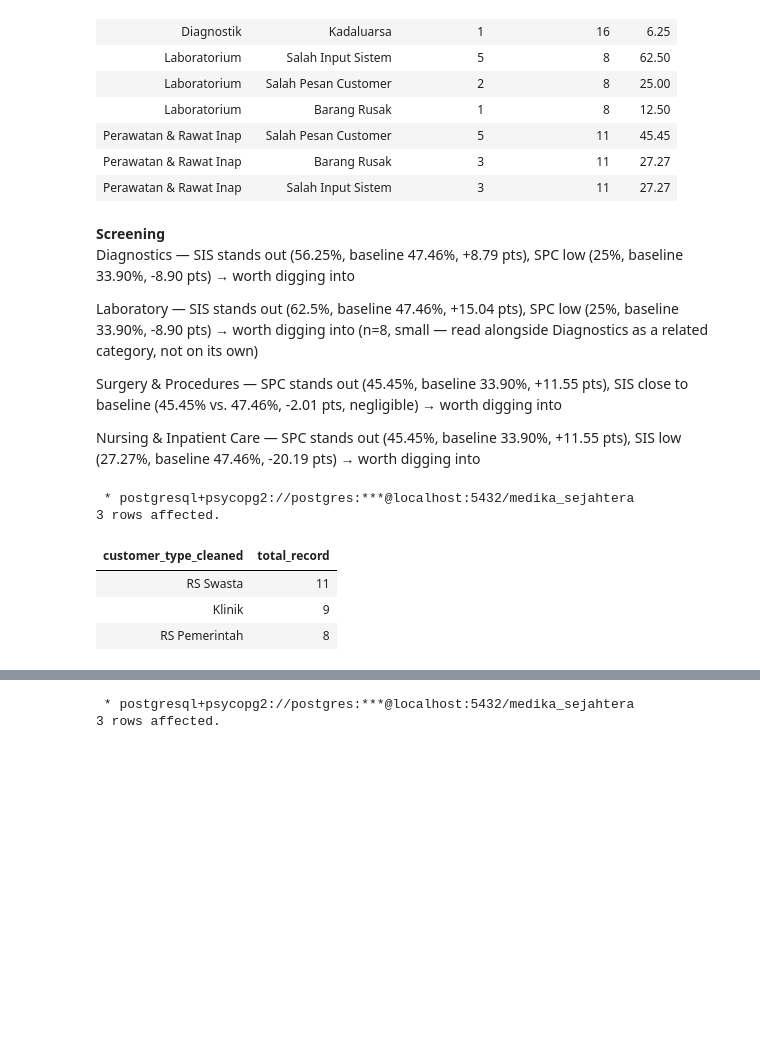
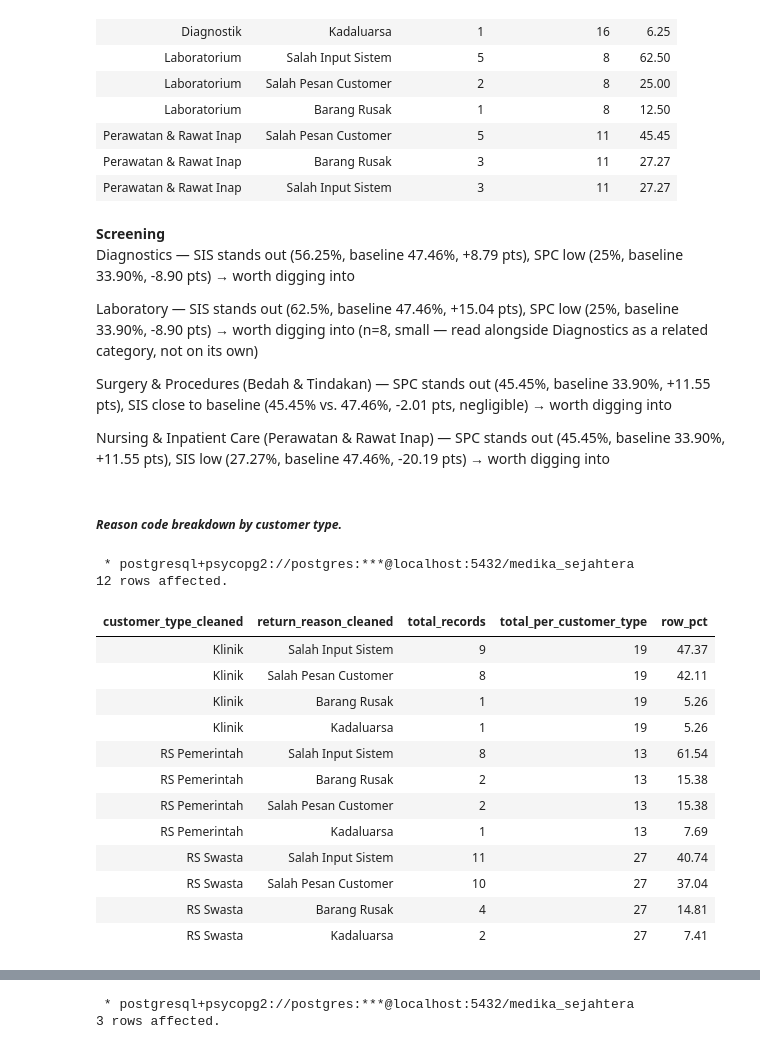
Before and after one commit to Rpfitrah/return-analysis-medika-sejahtera, a Jupyter notebook: Notebook/EDA.ipynb, the cells around one changed output, grey strips where cells are left out. Saved outputs shown, nothing was run; the diff lists cells and outputs as text; code cells hidden in the pictures; blank space fills up the shorter version.

Commit message:
return reason x customer type

```diff
--- a/Notebook/EDA.ipynb
+++ b/Notebook/EDA.ipynb
@@ -366,27 +366,51 @@ Diagnostics — SIS stands out (56.25%, baseline 47.46%, +8.79 pts), SPC low (25
 
 Laboratory — SIS stands out (62.5%, baseline 47.46%, +15.04 pts), SPC low (25%, baseline 33.90%, -8.90 pts) → worth digging into (n=8, small — read alongside Diagnostics as a related category, not on its own)
 
-Surgery & Procedures — SPC stands out (45.45%, baseline 33.90%, +11.55 pts), SIS close to baseline (45.45% vs. 47.46%, -2.01 pts, negligible) → worth digging into
+Surgery & Procedures (Bedah & Tindakan) — SPC stands out (45.45%, baseline 33.90%, +11.55 pts), SIS close to baseline (45.45% vs. 47.46%, -2.01 pts, negligible) → worth digging into
 
-Nursing & Inpatient Care — SPC stands out (45.45%, baseline 33.90%, +11.55 pts), SIS low (27.27%, baseline 47.46%, -20.19 pts) → worth digging into
+Nursing & Inpatient Care (Perawatan & Rawat Inap) — SPC stands out (45.45%, baseline 33.90%, +11.55 pts), SIS low (27.27%, baseline 47.46%, -20.19 pts) → worth digging into
+# %% [markdown]
+##### *Reason code breakdown by customer type.*
 # %%
 %%sql
 
+WITH customer_type_count AS (
+    SELECT
+            customer_type_cleaned,
+            return_reason_cleaned,
+            COUNT (*) AS total_records
+        FROM
+            return_cleaned
+        GROUP BY
+            customer_type_cleaned,
+            return_reason_cleaned
+
+)
+
 SELECT
     customer_type_cleaned,
-    COUNT (*) AS total_record
+    return_reason_cleaned,
+    total_records,
+    SUM(total_records) OVER (PARTITION BY customer_type_cleaned) AS total_per_customer_type,
+    ROUND (total_records * 100.0 / SUM(total_records) OVER (PARTITION BY customer_type_cleaned),2) AS row_pct
 FROM
-    return_cleaned
-WHERE
-    return_reason_cleaned = 'Salah Input Sistem'
-GROUP BY
-   customer_type_cleaned
+    customer_type_count
 ORDER BY
-    total_record DESC
+    customer_type_cleaned,
+    total_records DESC
 # %% [output]
  * postgresql+psycopg2://postgres:***@localhost:5432/medika_sejahtera
-3 rows affected.
+12 rows affected.
-| customer_type_cleaned | total_record |
-| RS Swasta | 11 |
-| Klinik | 9 |
-| RS Pemerintah | 8 |
+| customer_type_cleaned | return_reason_cleaned | total_records | total_per_customer_type | row_pct |
+| Klinik | Salah Input Sistem | 9 | 19 | 47.37 |
+| Klinik | Salah Pesan Customer | 8 | 19 | 42.11 |
+| Klinik | Barang Rusak | 1 | 19 | 5.26 |
+| Klinik | Kadaluarsa | 1 | 19 | 5.26 |
+| RS Pemerintah | Salah Input Sistem | 8 | 13 | 61.54 |
+| RS Pemerintah | Barang Rusak | 2 | 13 | 15.38 |
+| RS Pemerintah | Salah Pesan Customer | 2 | 13 | 15.38 |
+| RS Pemerintah | Kadaluarsa | 1 | 13 | 7.69 |
+| RS Swasta | Salah Input Sistem | 11 | 27 | 40.74 |
+| RS Swasta | Salah Pesan Customer | 10 | 27 | 37.04 |
+| RS Swasta | Barang Rusak | 4 | 27 | 14.81 |
+| RS Swasta | Kadaluarsa | 2 | 27 | 7.41 |
```
Also changed, not shown: parts of 2 cells of this notebook.
